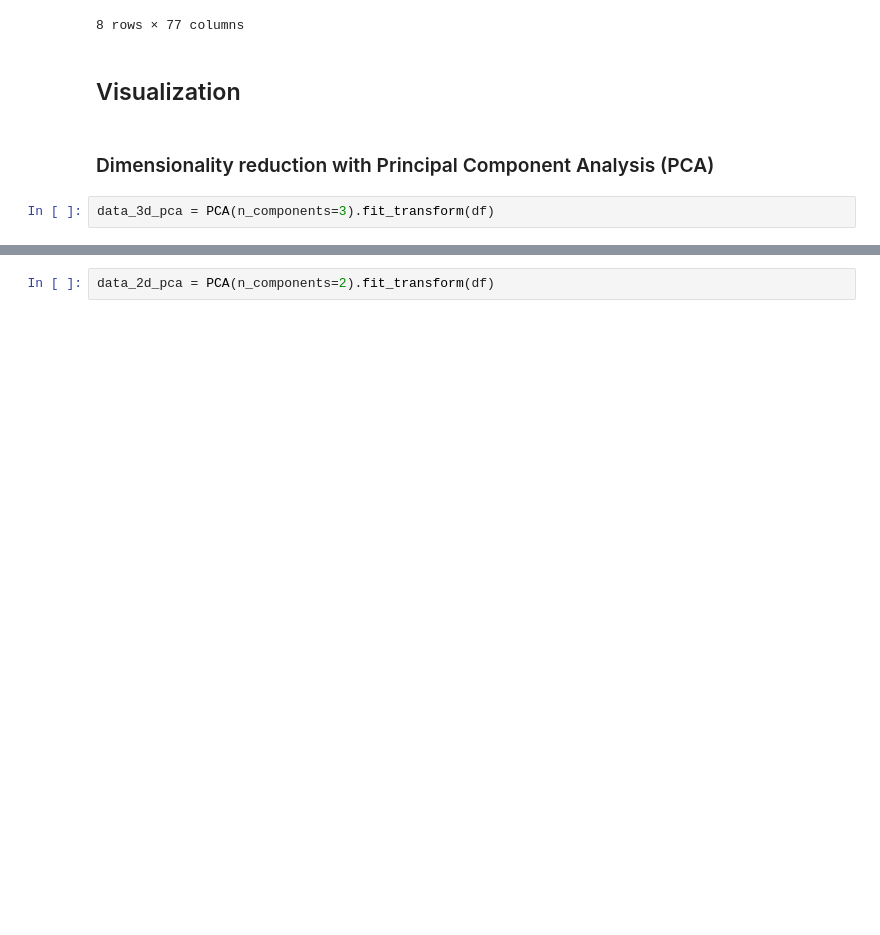
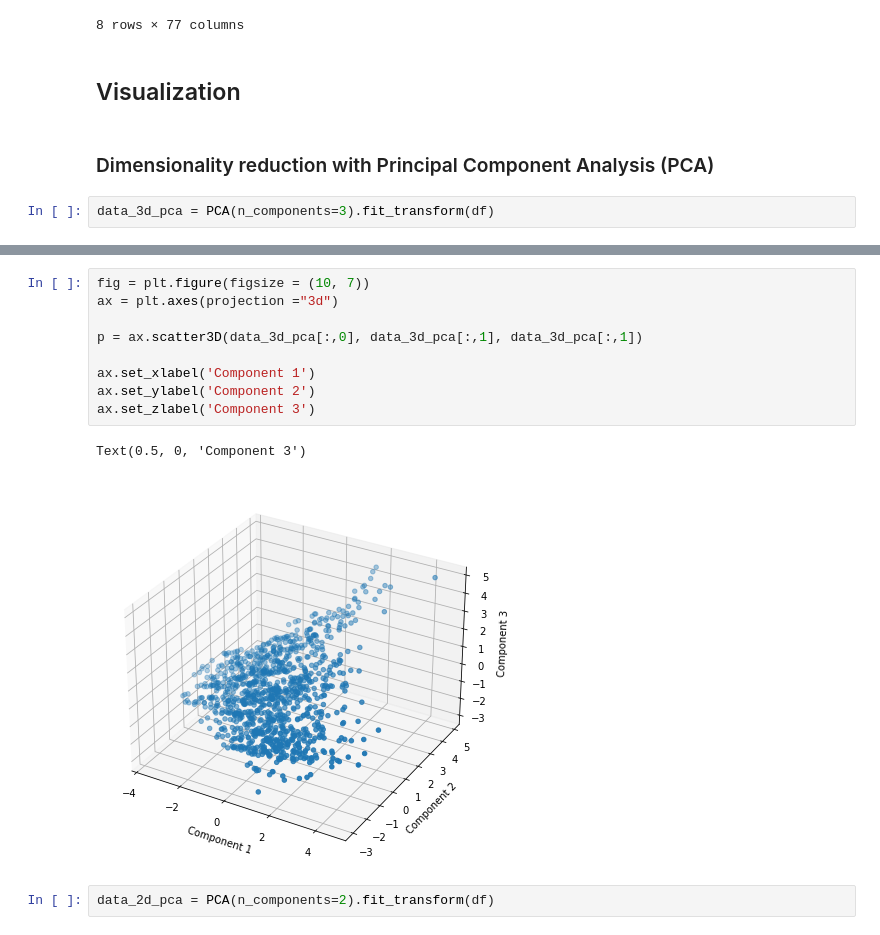
Before and after one commit to Aleksandar1932/ML_2021, a Jupyter notebook: Laboratory Exercises/Laboratory Exercise 3/Laboratory_Exercise_3.ipynb, the cells around one changed output, grey strips where cells are left out. Saved outputs shown, nothing was run; the diff lists cells and outputs as text; blank space fills up the shorter version.

```diff
--- a/Laboratory Exercises/Laboratory Exercise 3/Laboratory_Exercise_3.ipynb
+++ b/Laboratory Exercises/Laboratory Exercise 3/Laboratory_Exercise_3.ipynb
@@ -117,3 +131,15 @@ fig.show()
+# %%
+fig = plt.figure(figsize = (10, 7))
+ax = plt.axes(projection ="3d")
+
+p = ax.scatter3D(data_3d_pca[:,0], data_3d_pca[:,1], data_3d_pca[:,1])
+
+ax.set_xlabel('Component 1')
+ax.set_ylabel('Component 2')
+ax.set_zlabel('Component 3')
+# %% [output]
+Text(0.5, 0, 'Component 3')
+[figure, added]
 # %%
 data_2d_pca = PCA(n_components=2).fit_transform(df)
 # %%
```
Also changed, not shown: parts of 24 cells of this notebook, 1 other file.
